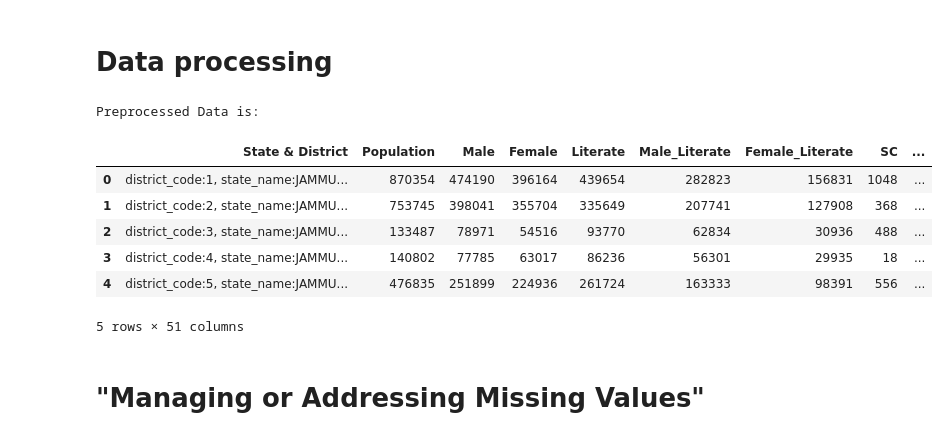
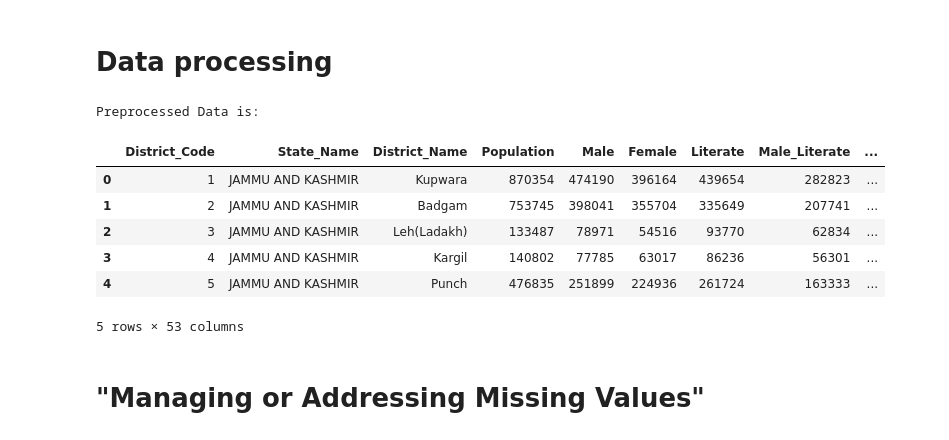
Before and after one commit to RAFIKSHA/Processing-the-Dataset-ass1, a Jupyter notebook: index.py.ipynb, the cells around one changed output. Drawn from its saved outputs; the diff is of its cells as text; code cells hidden in the pictures.

```diff
--- a/index.py.ipynb
+++ b/index.py.ipynb
@@ -100,28 +95,35 @@ dtype: int64
 # %% [markdown]
 # Data processing
 # %%
+from tables.table import Column
 # Preprocess data
 def preprocess_data(df):
     # Split combined data in the 'state & district' column
-    dataset[['district_code','state_name', 'district_name']] = dataset['State & District'].str.split(n=2, expand=True)
-    dataset.drop(columns=['State & District'], inplace=True)
+    #df[['district_code','state_name', 'district_name']] = df['State & District'].str.split(",", expand=True)
+    lst = df['State & District'].str.split(",", expand=True)
+    #print("List: ", lst)
+    df.drop(columns=['State & District'], inplace=True)
+
+    df.insert(0,column = "District_Code", value= lst[0].str.replace("district_code:",""))
+    df.insert(1,column = "State_Name", value= lst[1].str.replace("state_name:",""))
+    df.insert(2,column = "District_Name", value= lst[2].str.replace("district_name:",""))
 
     return df
 
 # Preprocess the data
 preprocessed_set= preprocess_data(dataset.copy())
 
 # Displaying preprocessed data
 print("Preprocessed Data is:")
 preprocessed_set.head()
 # %% [output]
 Preprocessed Data is:
-|  | State & District | Population | Male | Female | Literate | Male_Literate | Female_Literate | SC | ... |
-| 0 | district_code:1, state_name:JAMMU... | 870354 | 474190 | 396164 | 439654 | 282823 | 156831 | 1048 | ... |
-| 1 | district_code:2, state_name:JAMMU... | 753745 | 398041 | 355704 | 335649 | 207741 | 127908 | 368 | ... |
-| 2 | district_code:3, state_name:JAMMU... | 133487 | 78971 | 54516 | 93770 | 62834 | 30936 | 488 | ... |
-| 3 | district_code:4, state_name:JAMMU... | 140802 | 77785 | 63017 | 86236 | 56301 | 29935 | 18 | ... |
-| 4 | district_code:5, state_name:JAMMU... | 476835 | 251899 | 224936 | 261724 | 163333 | 98391 | 556 | ... |
+|  | District_Code | State_Name | District_Name | Population | Male | Female | Literate | Male_Literate | ... |
+| 0 | 1 | JAMMU AND KASHMIR | Kupwara | 870354 | 474190 | 396164 | 439654 | 282823 | ... |
+| 1 | 2 | JAMMU AND KASHMIR | Badgam | 753745 | 398041 | 355704 | 335649 | 207741 | ... |
+| 2 | 3 | JAMMU AND KASHMIR | Leh(Ladakh) | 133487 | 78971 | 54516 | 93770 | 62834 | ... |
+| 3 | 4 | JAMMU AND KASHMIR | Kargil | 140802 | 77785 | 63017 | 86236 | 56301 | ... |
+| 4 | 5 | JAMMU AND KASHMIR | Punch | 476835 | 251899 | 224936 | 261724 | 163333 | ... |
-5 rows × 51 columns
+5 rows × 53 columns
 # %% [markdown]
 # "Managing or Addressing Missing Values"
```
Also changed, not shown: parts of 3 cells of this notebook.
